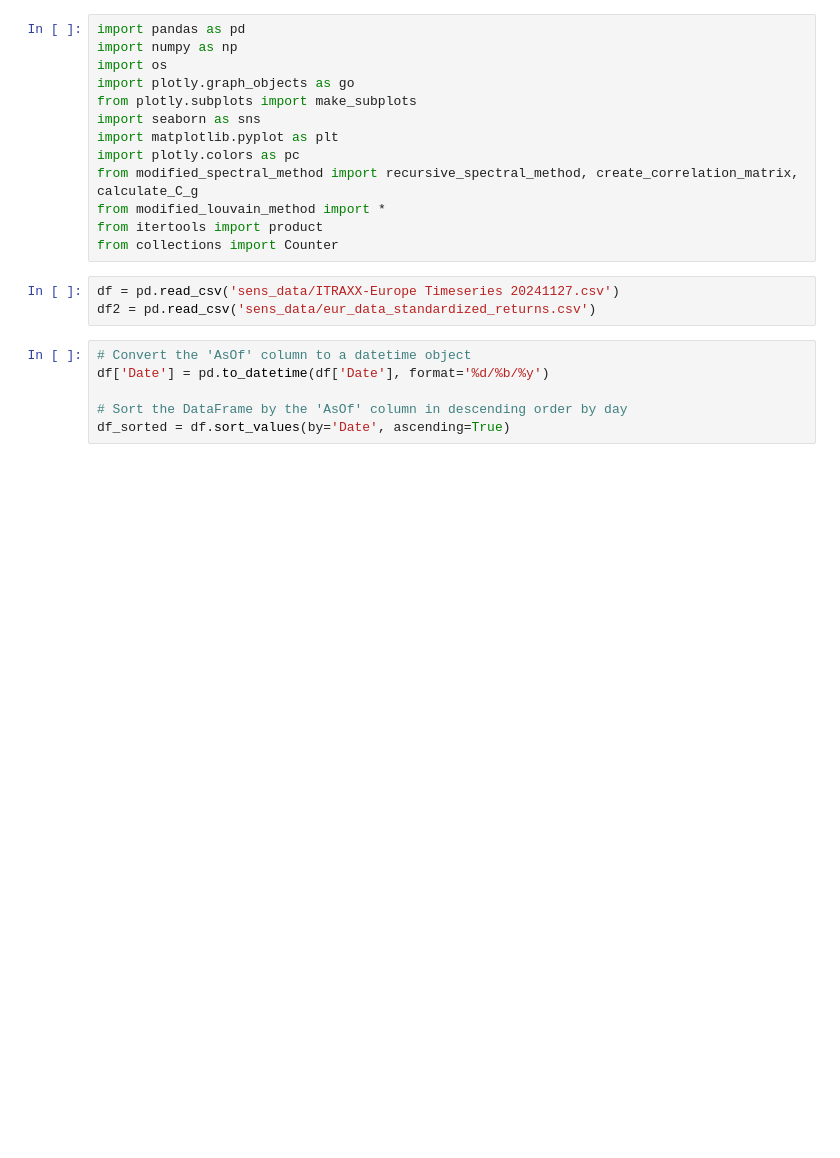
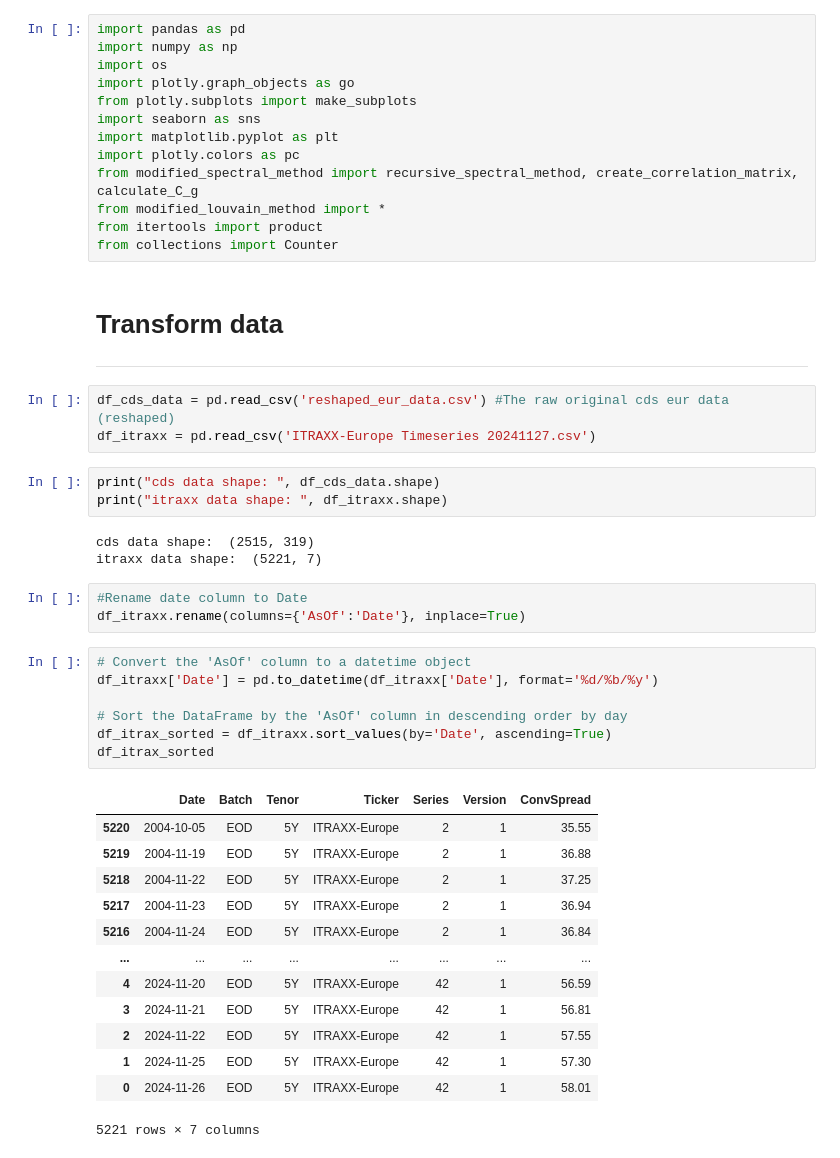
Before and after one commit to KLCALAW/ATCF, a Jupyter notebook: itraxx_correlation.ipynb, the cells around one changed output. Cells and saved outputs as stored; diff of their text form; blank space fills up the shorter version.

```diff
--- a/itraxx_correlation.ipynb
+++ b/itraxx_correlation.ipynb
@@ -11,12 +11,39 @@ from modified_spectral_method import recursive_spectral_method, create_correlati
 from modified_louvain_method import *
 from itertools import product
 from collections import Counter
+# %% [markdown]
+# Transform data
+---
 # %%
-df = pd.read_csv('sens_data/ITRAXX-Europe Timeseries 20241127.csv')
-df2 = pd.read_csv('sens_data/eur_data_standardized_returns.csv')
+df_cds_data = pd.read_csv('reshaped_eur_data.csv') #The raw original cds eur data (reshaped)
+df_itraxx = pd.read_csv('ITRAXX-Europe Timeseries 20241127.csv')
+# %%
+print("cds data shape: ", df_cds_data.shape)
+print("itraxx data shape: ", df_itraxx.shape)
+# %% [output]
+cds data shape:  (2515, 319)
+itraxx data shape:  (5221, 7)
+# %%
+#Rename date column to Date
+df_itraxx.rename(columns={'AsOf':'Date'}, inplace=True)
 # %%
 # Convert the 'AsOf' column to a datetime object
-df['Date'] = pd.to_datetime(df['Date'], format='%d/%b/%y')
+df_itraxx['Date'] = pd.to_datetime(df_itraxx['Date'], format='%d/%b/%y')
 
 # Sort the DataFrame by the 'AsOf' column in descending order by day
-df_sorted = df.sort_values(by='Date', ascending=True)
+df_itrax_sorted = df_itraxx.sort_values(by='Date', ascending=True)
+df_itrax_sorted
+# %% [output]
+|  | Date | Batch | Tenor | Ticker | Series | Version | ConvSpread |
+| 5220 | 2004-10-05 | EOD | 5Y | ITRAXX-Europe | 2 | 1 | 35.55 |
+| 5219 | 2004-11-19 | EOD | 5Y | ITRAXX-Europe | 2 | 1 | 36.88 |
+| 5218 | 2004-11-22 | EOD | 5Y | ITRAXX-Europe | 2 | 1 | 37.25 |
+| 5217 | 2004-11-23 | EOD | 5Y | ITRAXX-Europe | 2 | 1 | 36.94 |
+| 5216 | 2004-11-24 | EOD | 5Y | ITRAXX-Europe | 2 | 1 | 36.84 |
+| ... | ... | ... | ... | ... | ... | ... | ... |
+| 4 | 2024-11-20 | EOD | 5Y | ITRAXX-Europe | 42 | 1 | 56.59 |
+| 3 | 2024-11-21 | EOD | 5Y | ITRAXX-Europe | 42 | 1 | 56.81 |
+| 2 | 2024-11-22 | EOD | 5Y | ITRAXX-Europe | 42 | 1 | 57.55 |
+| 1 | 2024-11-25 | EOD | 5Y | ITRAXX-Europe | 42 | 1 | 57.30 |
+| 0 | 2024-11-26 | EOD | 5Y | ITRAXX-Europe | 42 | 1 | 58.01 |
+5221 rows × 7 columns
```
Also changed, not shown: parts of 11 cells of this notebook, 2 other files.
